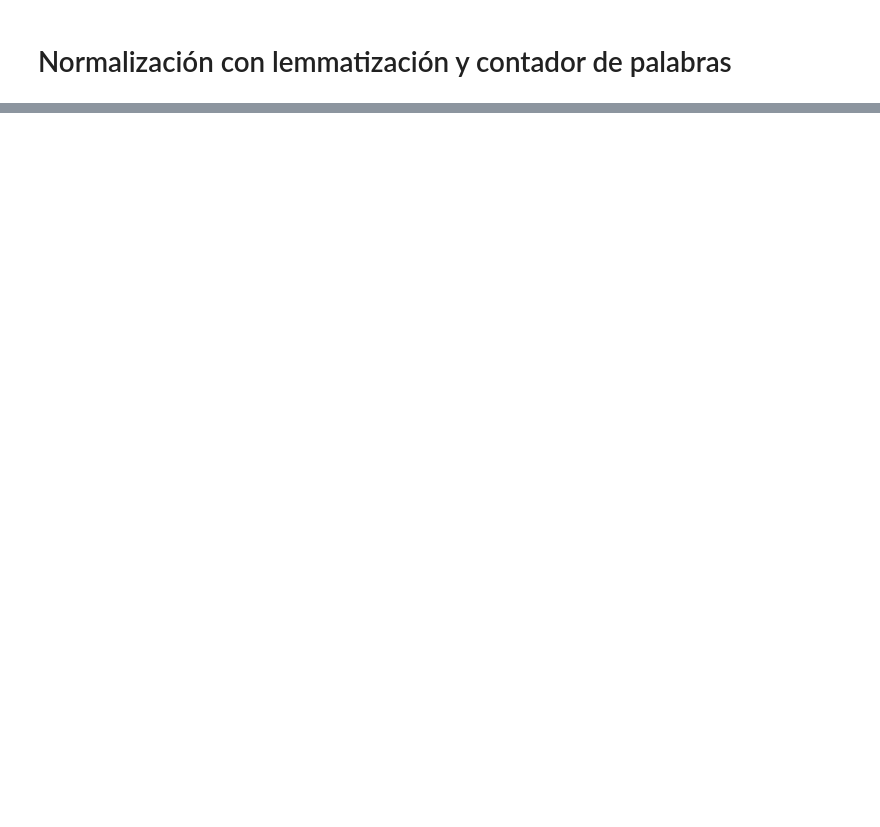
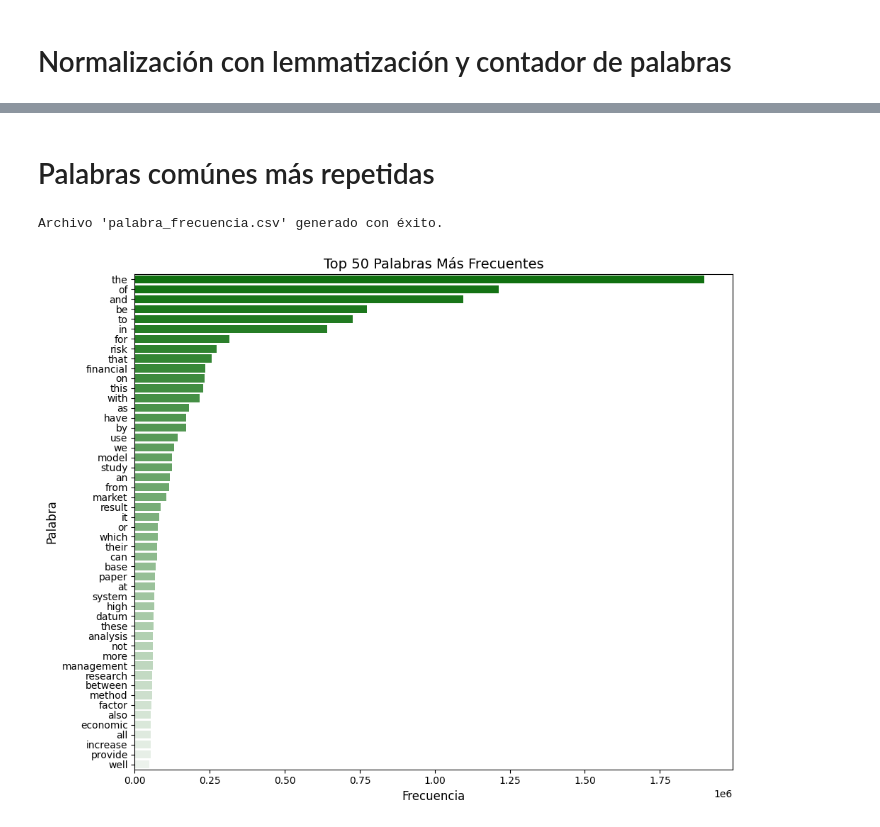
Before and after one commit to jorgealarcon07/QuantFinanceResearch, a Jupyter notebook: GeneralCode/2_Token_lemma.ipynb, the cells around one changed output, grey strips where cells are left out. Drawn from its saved outputs; the diff is of its cells as text; code cells hidden in the pictures; blank space fills up the shorter version.

```diff
--- a/GeneralCode/2_Token_lemma.ipynb
+++ b/GeneralCode/2_Token_lemma.ipynb
@@ -145,0 +85,71 @@ plt.show()
+# %% [markdown]
+# Palabras comúnes más repetidas
+# %%
+import pandas as pd
+import matplotlib.pyplot as plt
+import seaborn as sns
+from sklearn.feature_extraction.text import CountVectorizer
+
+# Clase para analizar la frecuencia de palabras
+class WordFrequencyAnalyzer:
+    def __init__(self, df):
+        # Aceptar un DataFrame en lugar de una ruta de archivo para mayor flexibilidad
+        self.df = df
+        self.word_freq_df = None
+
+    def count_word_frequencies(self):
+        # Combinar todas las filas de lemas en una sola lista de documentos
+        documents = self.df['Lemmas'].tolist()
+
+        # Inicializar el CountVectorizer para contar la frecuencia de las palabras
+        vectorizer = CountVectorizer()
+
+        # Ajustar el vectorizador y transformar el corpus de lemas
+        X = vectorizer.fit_transform(documents)
+
+        # Obtener las palabras (vocabulario) y sus frecuencias
+        words = vectorizer.get_feature_names_out()
+        frequencies = X.sum(axis=0).A1  # A1 para convertir a array unidimensional
+
+        # Crear un DataFrame con las palabras y sus frecuencias
+        self.word_freq_df = pd.DataFrame({'Palabra': words, 'Frecuencia': frequencies})
+
+        # Ordenar el DataFrame por la frecuencia en orden descendente
+        self.word_freq_df = self.word_freq_df.sort_values(by='Frecuencia', ascending=False)
+
+        # Guardar el DataFrame en un archivo CSV
+        self.word_freq_df.to_csv('palabra_frecuencia.csv', index=False)
+
+        print("Archivo 'palabra_frecuencia.csv' generado con éxito.")
+
+    def plot_word_frequencies(self, top_n=50):
+        # Seleccionar las top N palabras
+        top_words = self.word_freq_df.head(top_n)
+
+        # Crear gráfico de barras con seaborn
+        plt.figure(figsize=(10, 8))
+        sns.barplot(x='Frecuencia', y='Palabra', data=top_words, palette='light:g_r')
+
+        # Configurar el título y las etiquetas del gráfico
+        plt.title(f'Top {top_n} Palabras Más Frecuentes', fontsize=14)
+        plt.xlabel('Frecuencia', fontsize=12)
+        plt.ylabel('Palabra', fontsize=12)
+
+        # Mostrar gráfico
+        plt.tight_layout()
+        plt.show()
+
+# Cargar el archivo 'lemmatized_abstracts.csv'
+df_lemmas = pd.read_csv('lemmatized_abstracts.csv')
+
+# Crear una instancia de la clase WordFrequencyAnalyzer
+analyzer = WordFrequencyAnalyzer(df_lemmas)
+
+# Contar las frecuencias de palabras y generar el archivo CSV
+analyzer.count_word_frequencies()
+
+# Graficar las palabras más frecuentes
+analyzer.plot_word_frequencies(top_n=50)
+# %% [output]
+Archivo 'palabra_frecuencia.csv' generado con éxito.
+[figure, added]
```
Also changed, not shown: parts of 2 cells of this notebook, 6 other files.
